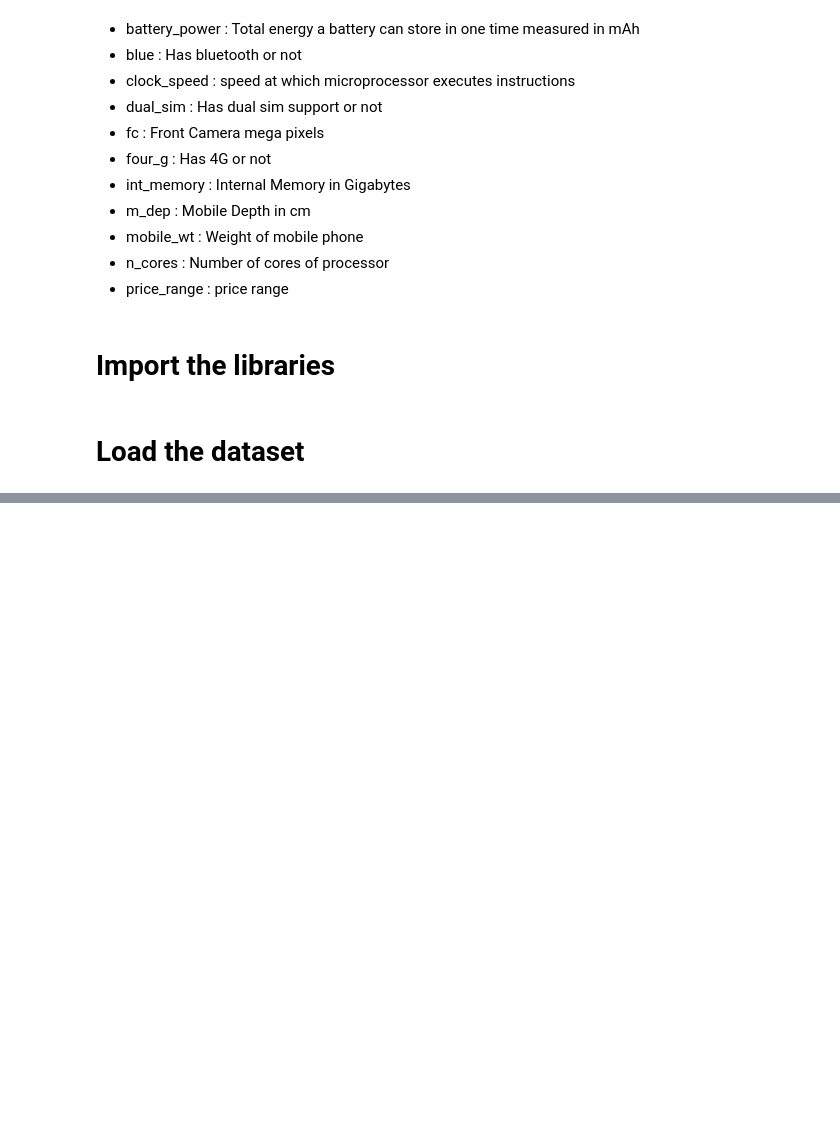
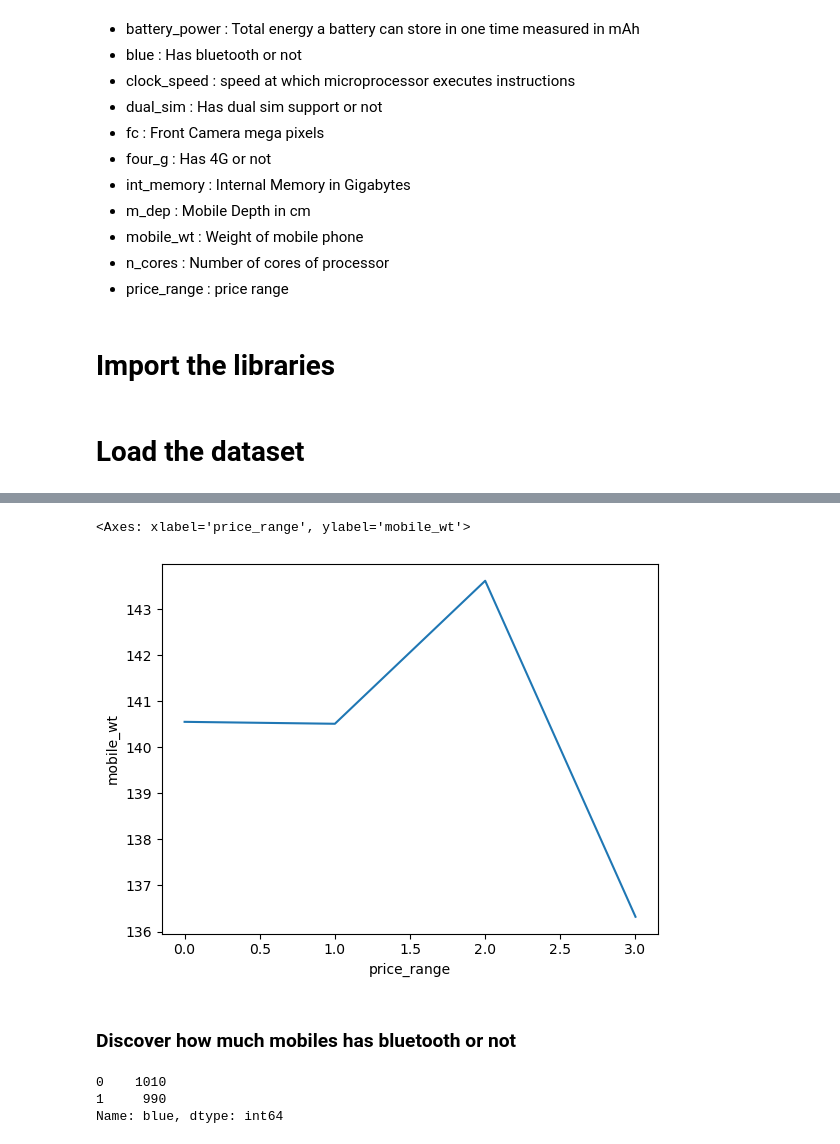
Before and after one commit to GlioualYassine/DATASCIENCE, a Jupyter notebook: Mobile Price Classification/Mobile Price Classification.ipynb, the cells around one changed output, grey strips where cells are left out. Saved outputs shown, nothing was run; the diff lists cells and outputs as text; code cells hidden in the pictures; blank space fills up the shorter version.

```diff
--- a/Mobile Price Classification/Mobile Price Classification.ipynb
+++ b/Mobile Price Classification/Mobile Price Classification.ipynb
@@ -25,0 +132,14 @@ import seaborn as sns
+# %%
+sns.lineplot(data=df , x='price_range',y='mobile_wt',errorbar=None)
+# %% [output]
+<Axes: xlabel='price_range', ylabel='mobile_wt'>
+[figure, added]
+# %% [markdown]
+### Discover how much mobiles has bluetooth or not
+# %%
+arr = df['blue'].value_counts()
+arr
+# %% [output]
+0    1010
+1     990
+Name: blue, dtype: int64
```
Also changed, not shown: parts of 25 cells of this notebook.
